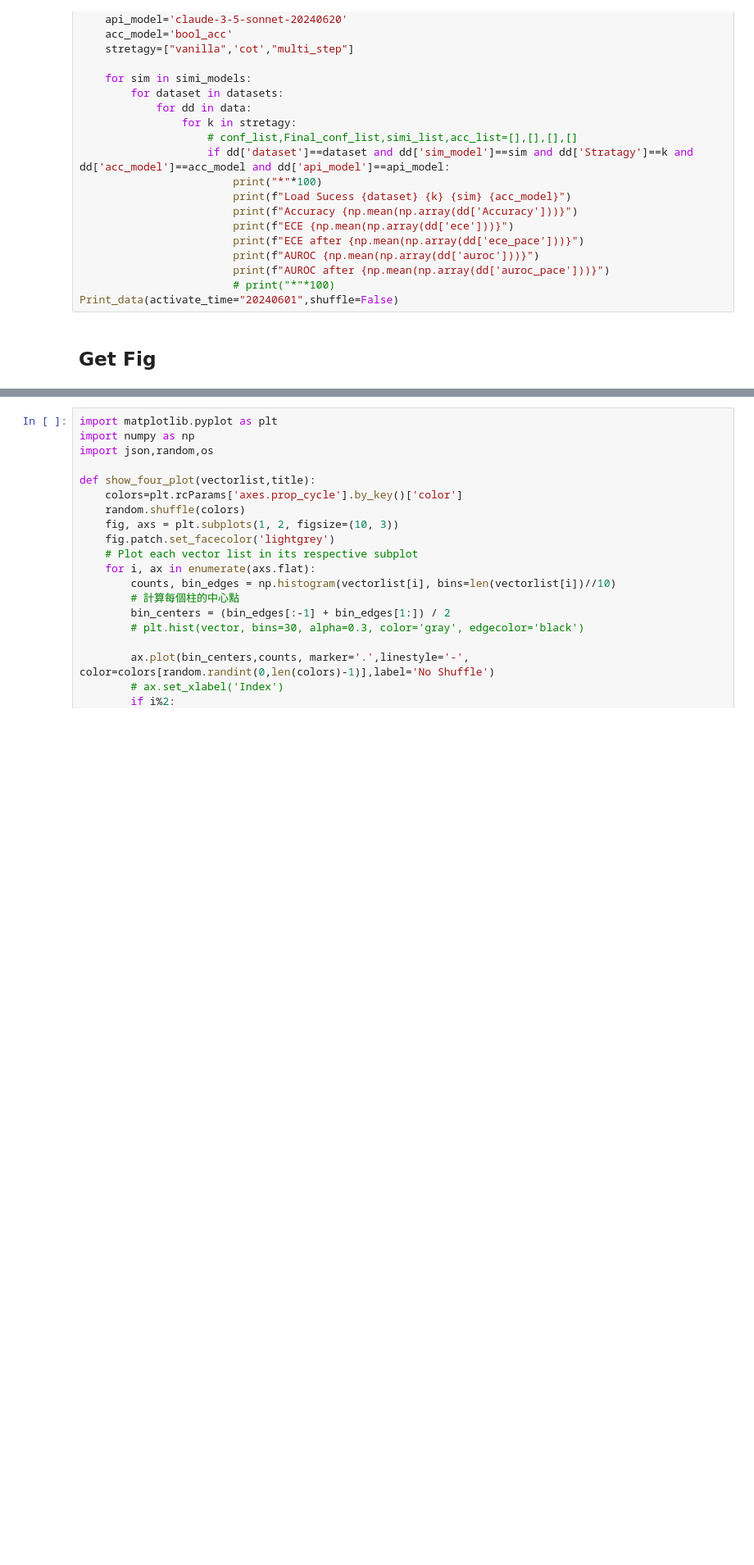
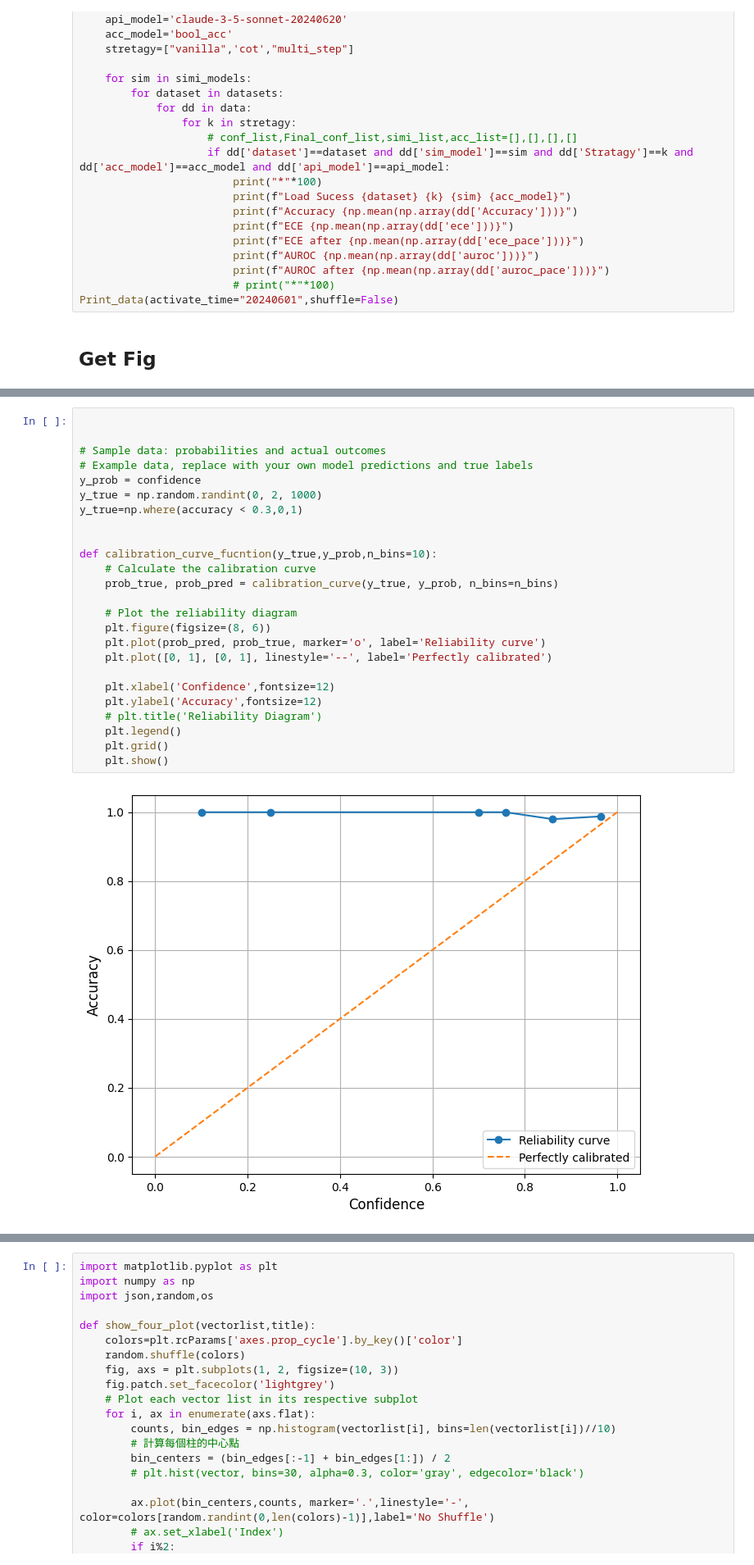
Before and after one commit to Qmaoboy/Confidence-is-all-you-need, a Jupyter notebook: pre_experiment.ipynb, the cells around one changed output, grey strips where cells are left out. Shown at 82% size. Cells and saved outputs as stored; diff of their text form; blank space fills up the shorter version.

```diff
--- a/pre_experiment.ipynb
+++ b/pre_experiment.ipynb
@@ -642,0 +654,27 @@ Load Sucess triviaQA vanilla Cos_sim
+# %%
+
+
+# Sample data: probabilities and actual outcomes
+# Example data, replace with your own model predictions and true labels
+y_prob = confidence
+y_true = np.random.randint(0, 2, 1000)
+y_true=np.where(accuracy < 0.3,0,1)
+
+
+def calibration_curve_fucntion(y_true,y_prob,n_bins=10):
+    # Calculate the calibration curve
+    prob_true, prob_pred = calibration_curve(y_true, y_prob, n_bins=n_bins)
+
+    # Plot the reliability diagram
+    plt.figure(figsize=(8, 6))
+    plt.plot(prob_pred, prob_true, marker='o', label='Reliability curve')
+    plt.plot([0, 1], [0, 1], linestyle='--', label='Perfectly calibrated')
+
+    plt.xlabel('Confidence',fontsize=12)
+    plt.ylabel('Accuracy',fontsize=12)
+    # plt.title('Reliability Diagram')
+    plt.legend()
+    plt.grid()
+    plt.show()
+# %% [output]
+[figure, added]
```
Also changed, not shown: parts of 3 cells of this notebook, 3 other files.
